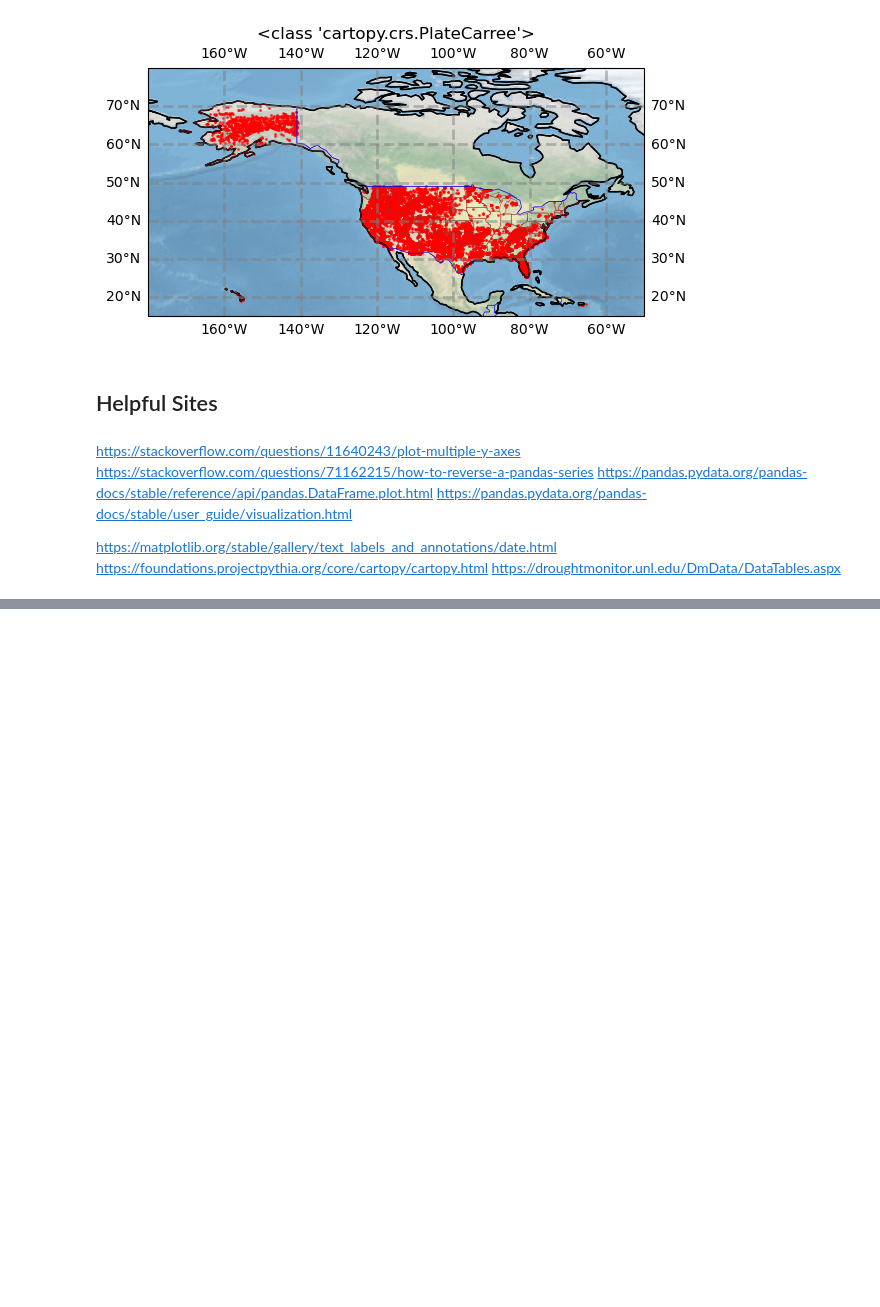
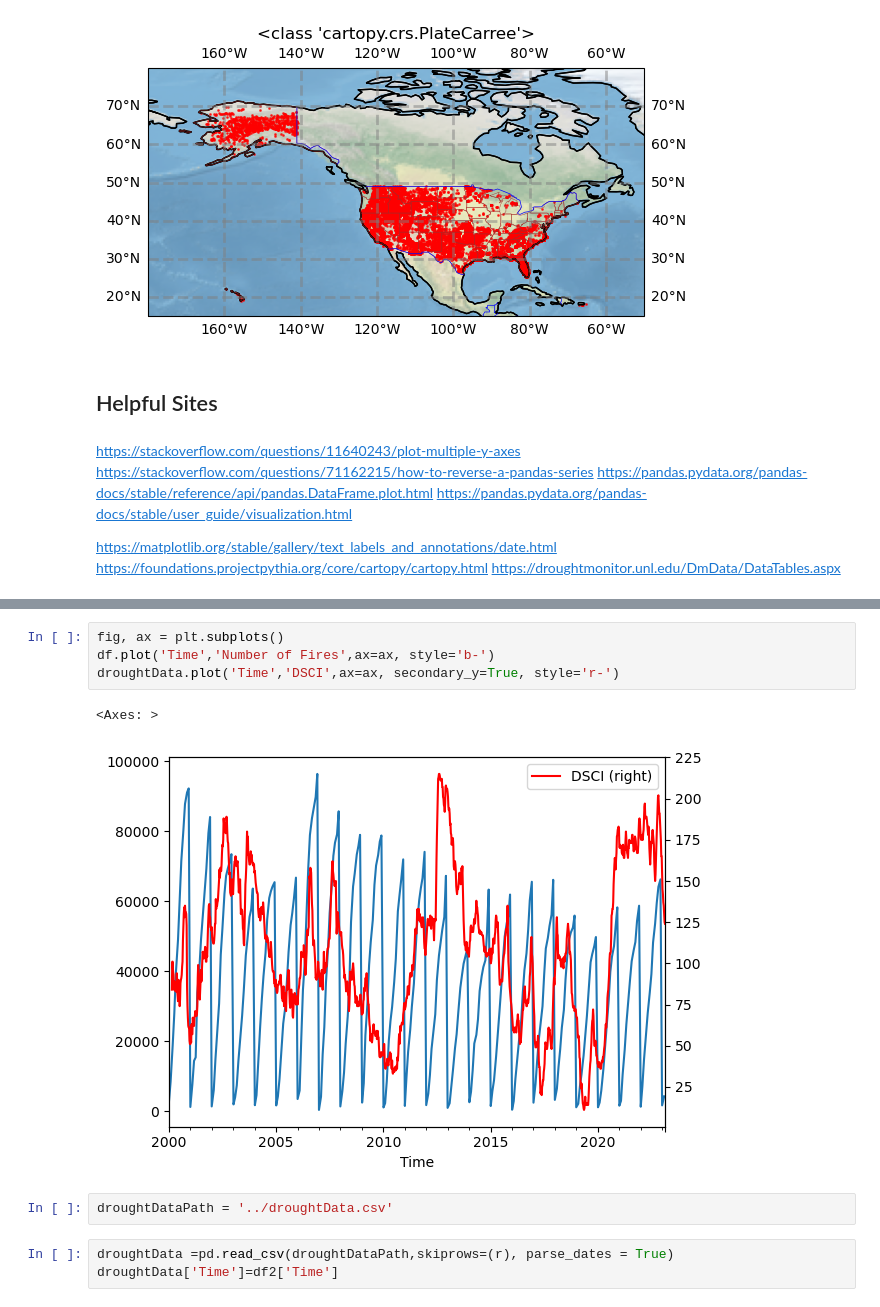
Before and after one commit to AaronCJimeny/FP04-groundwater, a Jupyter notebook: dev_notebooks/conUS-WF-Dev.ipynb, the cells around one changed output, grey strips where cells are left out. Saved outputs shown, nothing was run; the diff lists cells and outputs as text; blank space fills up the shorter version.

```diff
--- a/dev_notebooks/conUS-WF-Dev.ipynb
+++ b/dev_notebooks/conUS-WF-Dev.ipynb
@@ -279,0 +300,12 @@ https://droughtmonitor.unl.edu/DmData/DataTables.aspx
+# %%
+fig, ax = plt.subplots()
+df.plot('Time','Number of Fires',ax=ax, style='b-')
+droughtData.plot('Time','DSCI',ax=ax, secondary_y=True, style='r-')
+# %% [output]
+<Axes: >
+[figure, added]
+# %%
+droughtDataPath = '../droughtData.csv'
+# %%
+droughtData =pd.read_csv(droughtDataPath,skiprows=(r), parse_dates = True)
+droughtData['Time']=df2['Time']
```
Also changed, not shown: parts of 29 cells of this notebook.
